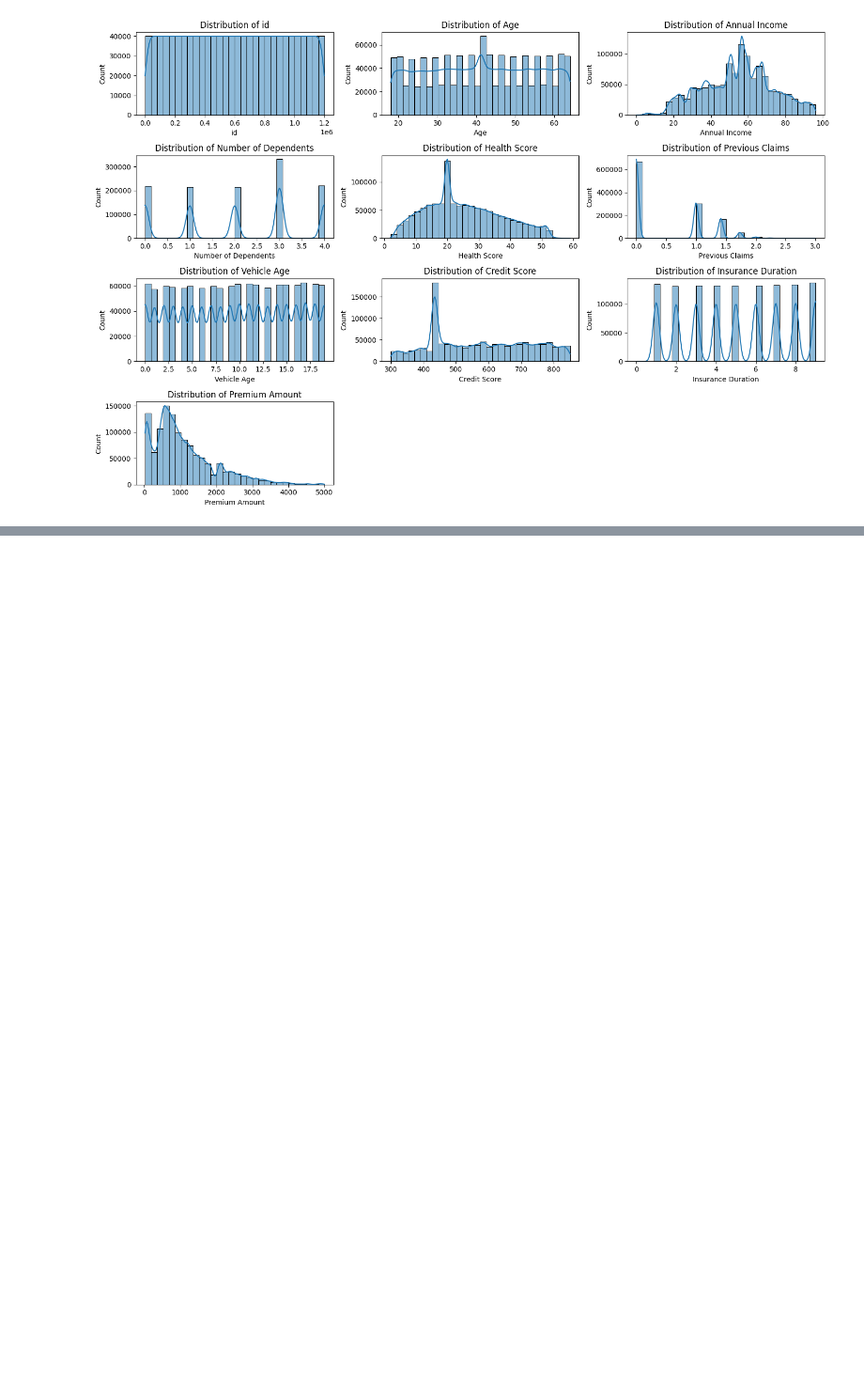
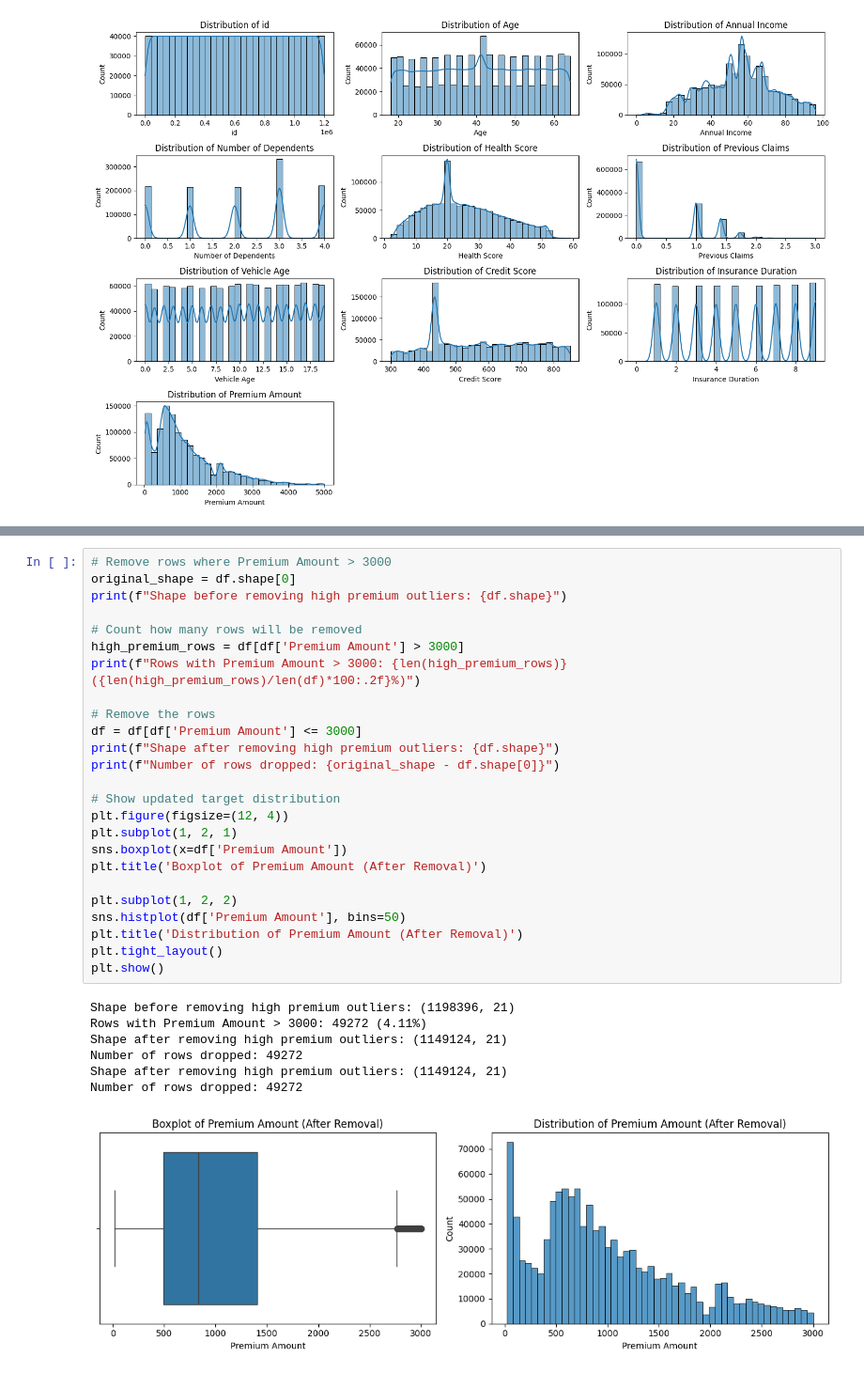
Before and after one commit to anushka3690/Regression-for-Insurance-Premiums, a Jupyter notebook: notebook.ipynb, the cells around one changed output, grey strips where cells are left out. Shown at 94% size. Drawn from its saved outputs; the diff is of its cells as text; blank space fills up the shorter version.

```diff
--- a/notebook.ipynb
+++ b/notebook.ipynb
@@ -236,0 +370,33 @@ plt.show()
+# %%
+# Remove rows where Premium Amount > 3000
+original_shape = df.shape[0]
+print(f"Shape before removing high premium outliers: {df.shape}")
+
+# Count how many rows will be removed
+high_premium_rows = df[df['Premium Amount'] > 3000]
+print(f"Rows with Premium Amount > 3000: {len(high_premium_rows)} ({len(high_premium_rows)/len(df)*100:.2f}%)")
+
+# Remove the rows
+df = df[df['Premium Amount'] <= 3000]
+print(f"Shape after removing high premium outliers: {df.shape}")
+print(f"Number of rows dropped: {original_shape - df.shape[0]}")
+
+# Show updated target distribution
+plt.figure(figsize=(12, 4))
+plt.subplot(1, 2, 1)
+sns.boxplot(x=df['Premium Amount'])
+plt.title('Boxplot of Premium Amount (After Removal)')
+
+plt.subplot(1, 2, 2)
+sns.histplot(df['Premium Amount'], bins=50)
+plt.title('Distribution of Premium Amount (After Removal)')
+plt.tight_layout()
+plt.show()
+# %% [output]
+Shape before removing high premium outliers: (1198396, 21)
+Rows with Premium Amount > 3000: 49272 (4.11%)
+Shape after removing high premium outliers: (1149124, 21)
+Number of rows dropped: 49272
+Shape after removing high premium outliers: (1149124, 21)
+Number of rows dropped: 49272
+[figure, added]
```
Also changed, not shown: parts of 9 cells of this notebook.
